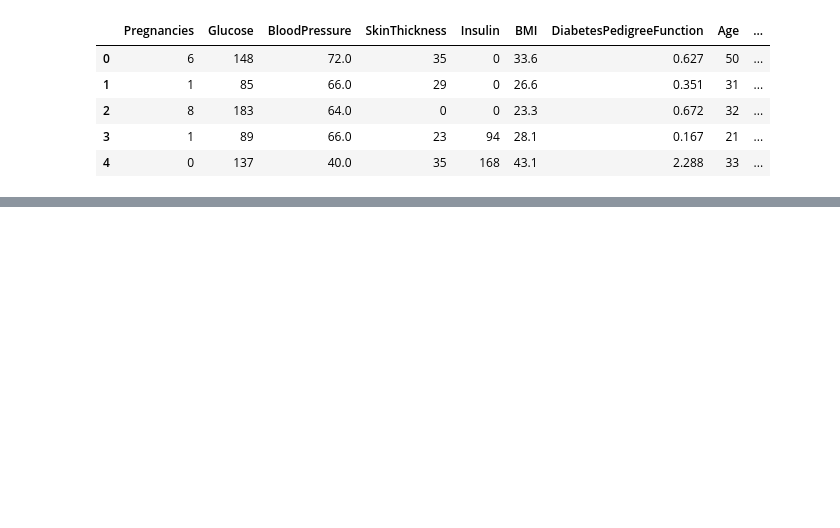
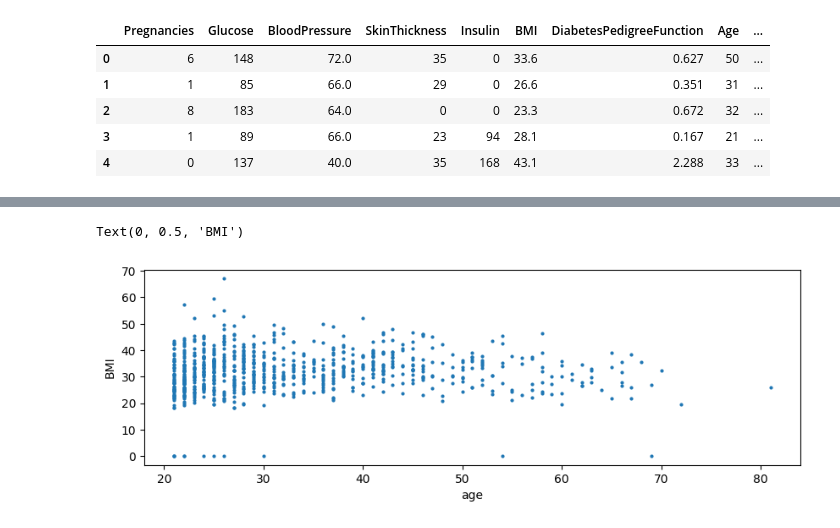
Before and after one commit to baivabbhusal/Python_class_Nccs, a Jupyter notebook: 22.classification.ipynb, the cells around one changed output, grey strips where cells are left out. Cells and saved outputs as stored; diff of their text form; code cells hidden in the pictures; blank space fills up the shorter version.

```diff
--- a/22.classification.ipynb
+++ b/22.classification.ipynb
@@ -15,0 +28,2 @@ df.head()
+# %%
+bp_median=df["BloodPressure"].median()
@@ -15,0 +83,2 @@ df.head()
+# %%
+df["BloodPressure"]=df['BloodPressure'].fillna(bp_median)
@@ -15,0 +120,8 @@ df.head()
+# %%
+plt.figure(figsize=(10,3))
+plt.plot(df["Age"],df["BMI"],"o",ms=2)
+plt.xlabel("age")
+plt.ylabel("BMI")
+# %% [output]
+Text(0, 0.5, 'BMI')
+[figure, added]
```
Also changed, not shown: parts of 22 cells of this notebook.
